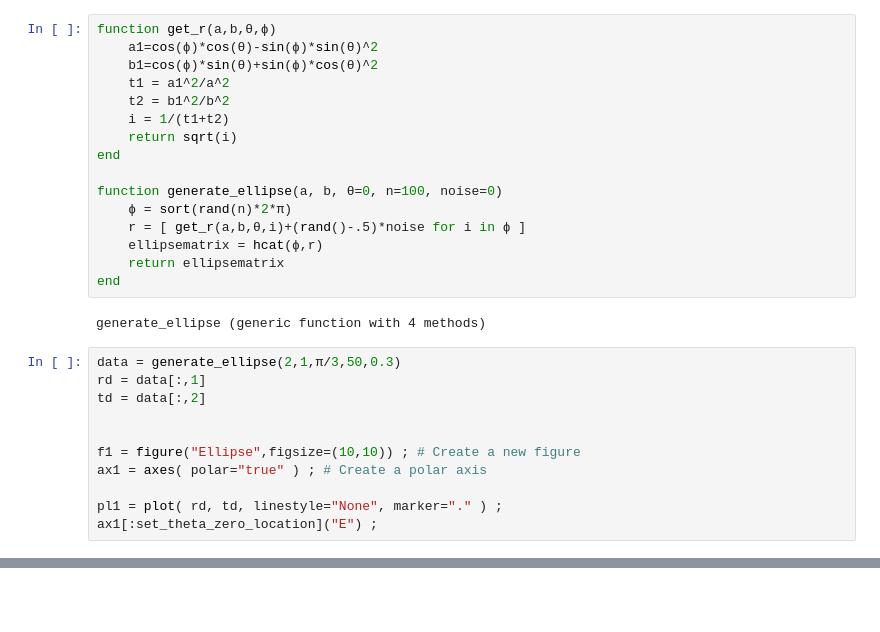
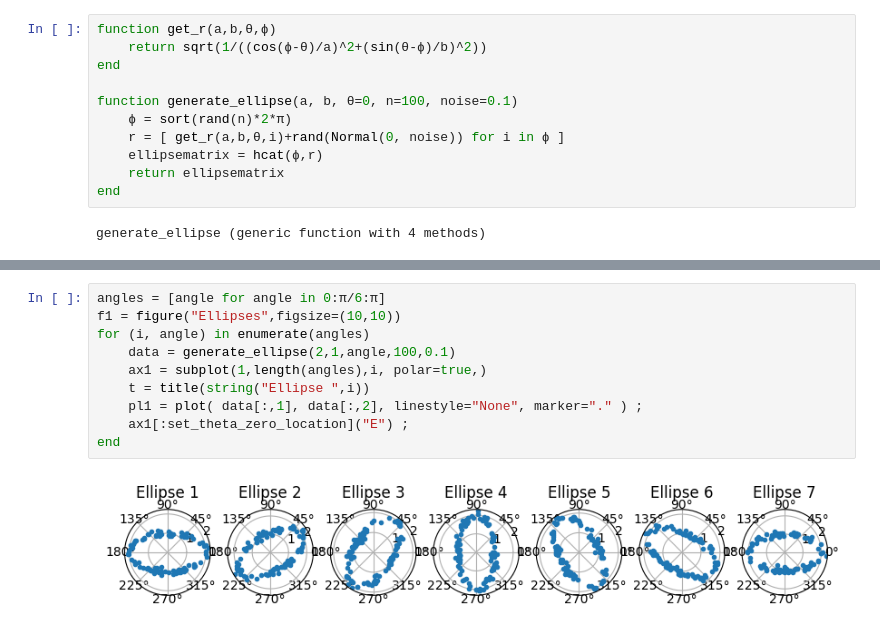
Before and after one commit to AndrewJSchoen/Jupyter, a Jupyter notebook: Tensor.ipynb, the cells around one changed output, grey strips where cells are left out. Drawn from its saved outputs; the diff is of its cells as text; blank space fills up the shorter version.

Commit message:
cleanup, graph subplots
[1] Cleaned up the get_r function
[2] Added subplot plotting for varying degrees of ellipse rotations.
[3] Error now drawn from a normal distribution.

```diff
--- a/Tensor.ipynb
+++ b/Tensor.ipynb
@@ -11,30 +4,14 @@ INFO: Updating Pandas master...
 ## Data Generation
 # %%
 function get_r(a,b,θ,ϕ)
-    a1=cos(ϕ)*cos(θ)-sin(ϕ)*sin(θ)^2
-    b1=cos(ϕ)*sin(θ)+sin(ϕ)*cos(θ)^2
-    t1 = a1^2/a^2
-    t2 = b1^2/b^2
-    i = 1/(t1+t2)
-    return sqrt(i)
+    return sqrt(1/((cos(ϕ-θ)/a)^2+(sin(θ-ϕ)/b)^2))
 end
 
-function generate_ellipse(a, b, θ=0, n=100, noise=0)
+function generate_ellipse(a, b, θ=0, n=100, noise=0.1)
     ϕ = sort(rand(n)*2*π)
-    r = [ get_r(a,b,θ,i)+(rand()-.5)*noise for i in ϕ ]
+    r = [ get_r(a,b,θ,i)+rand(Normal(0, noise)) for i in ϕ ]
     ellipsematrix = hcat(ϕ,r)
     return ellipsematrix
 end
 # %% [output]
 generate_ellipse (generic function with 4 methods)
-# %%
-data = generate_ellipse(2,1,π/3,50,0.3)
-rd = data[:,1]
-td = data[:,2]
-
-
-f1 = figure("Ellipse",figsize=(10,10)) ; # Create a new figure
-ax1 = axes( polar="true" ) ; # Create a polar axis
-
-pl1 = plot( rd, td, linestyle="None", marker="." ) ;
-ax1[:set_theta_zero_location]("E") ;
@@ -42,0 +18,12 @@ ax1[:set_theta_zero_location]("E") ;
+# %%
+angles = [angle for angle in 0:π/6:π]
+f1 = figure("Ellipses",figsize=(10,10))
+for (i, angle) in enumerate(angles)
+    data = generate_ellipse(2,1,angle,100,0.1)
+    ax1 = subplot(1,length(angles),i, polar=true,)
+    t = title(string("Ellipse ",i))
+    pl1 = plot( data[:,1], data[:,2], linestyle="None", marker="." ) ;
+    ax1[:set_theta_zero_location]("E") ;
+end
+# %% [output]
+[figure, added]
```
Also changed, not shown: parts of 2 cells of this notebook.
